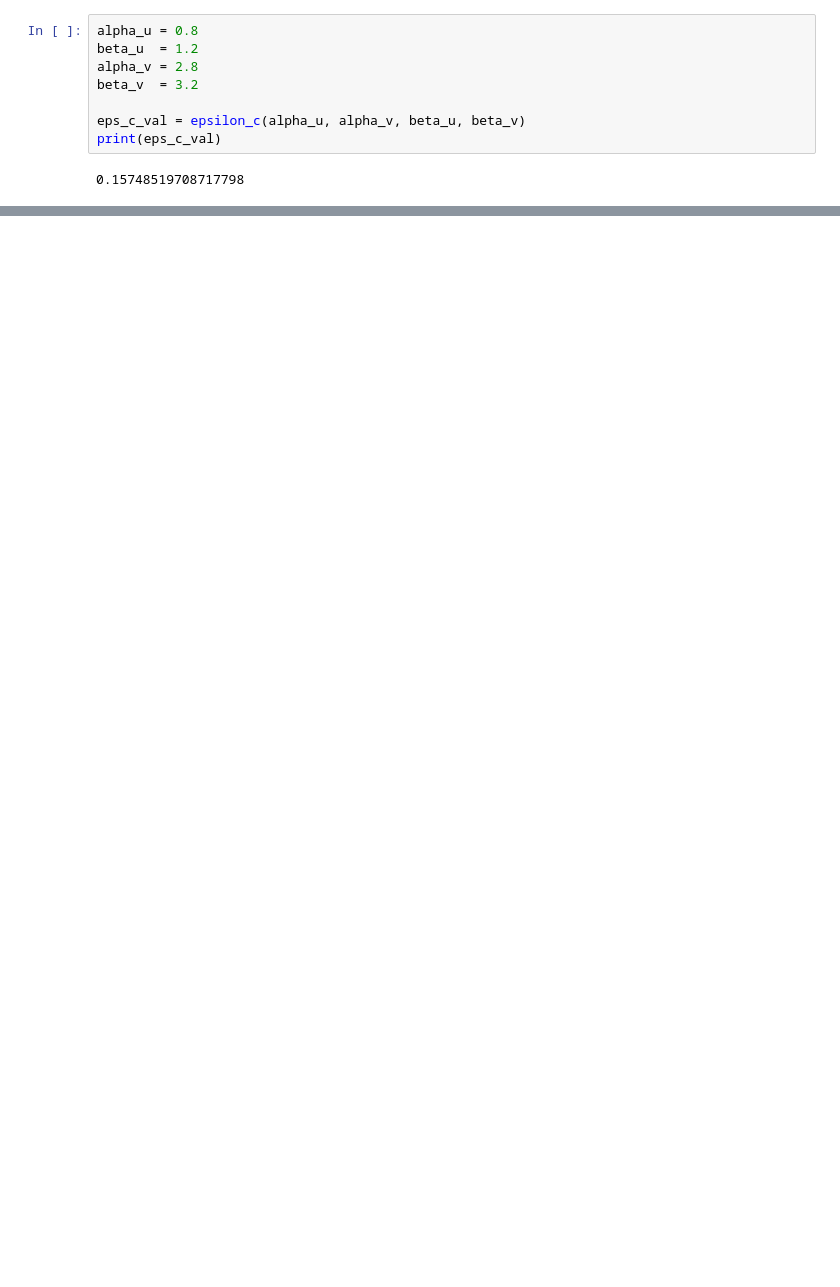
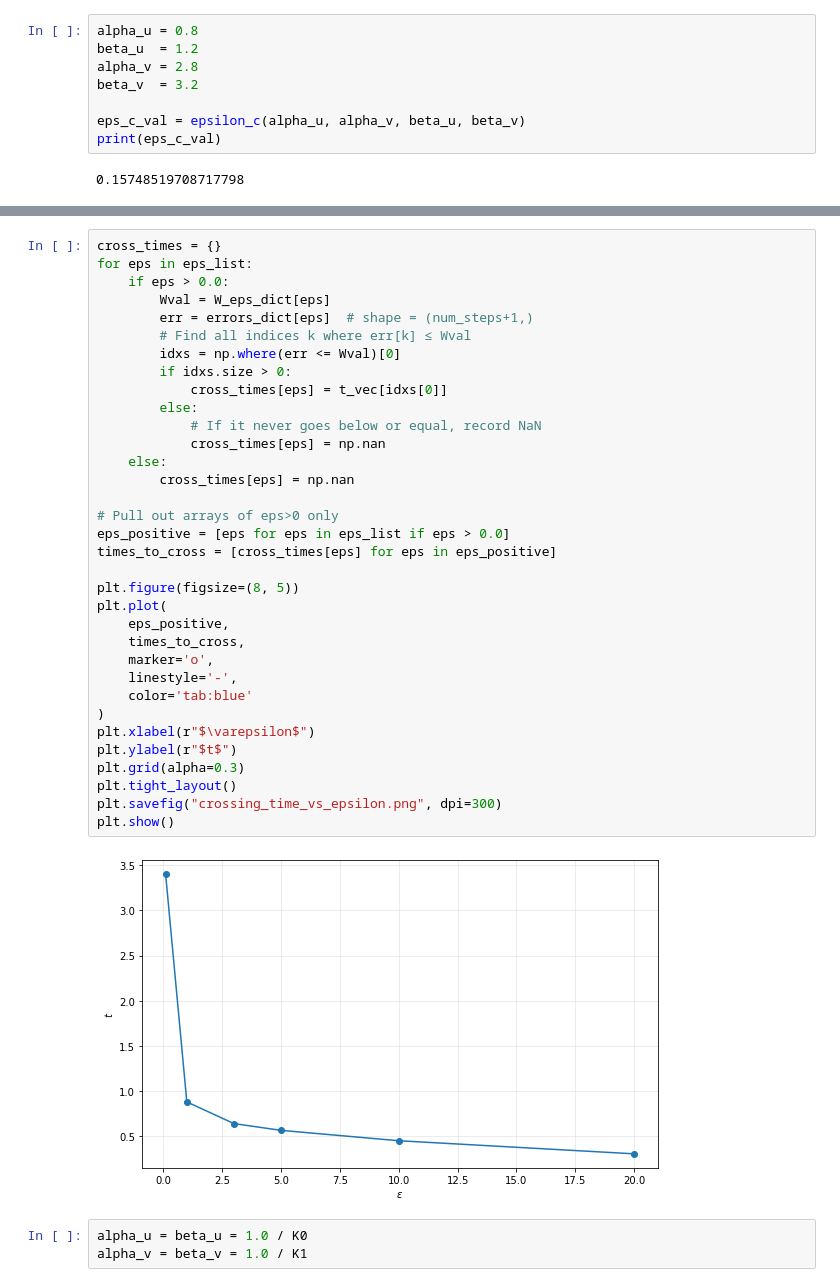
Before and after one commit to klekar11/Langevin_OT, a Jupyter notebook: LSI_convergence.ipynb, the cells around one changed output, grey strips where cells are left out. Saved outputs shown, nothing was run; the diff lists cells and outputs as text; blank space fills up the shorter version.

```diff
--- a/LSI_convergence.ipynb
+++ b/LSI_convergence.ipynb
@@ -220,0 +395,39 @@ print(W_es)
+# %%
+cross_times = {}
+for eps in eps_list:
+    if eps > 0.0:
+        Wval = W_eps_dict[eps]
+        err = errors_dict[eps]  # shape = (num_steps+1,)
+        # Find all indices k where err[k] ≤ Wval
+        idxs = np.where(err <= Wval)[0]
+        if idxs.size > 0:
+            cross_times[eps] = t_vec[idxs[0]]
+        else:
+            # If it never goes below or equal, record NaN
+            cross_times[eps] = np.nan
+    else:
+        cross_times[eps] = np.nan
+
+# Pull out arrays of eps>0 only
+eps_positive = [eps for eps in eps_list if eps > 0.0]
+times_to_cross = [cross_times[eps] for eps in eps_positive]
+
+plt.figure(figsize=(8, 5))
+plt.plot(
+    eps_positive,
+    times_to_cross,
+    marker='o',
+    linestyle='-',
+    color='tab:blue'
+)
+plt.xlabel(r"$\varepsilon$")
+plt.ylabel(r"$t$")
+plt.grid(alpha=0.3)
+plt.tight_layout()
+plt.savefig("crossing_time_vs_epsilon.png", dpi=300)
+plt.show()
+# %% [output]
+[figure, added]
+# %%
+alpha_u = beta_u = 1.0 / K0
+alpha_v = beta_v = 1.0 / K1
```
Also changed, not shown: parts of 16 cells of this notebook, 3 other files.
